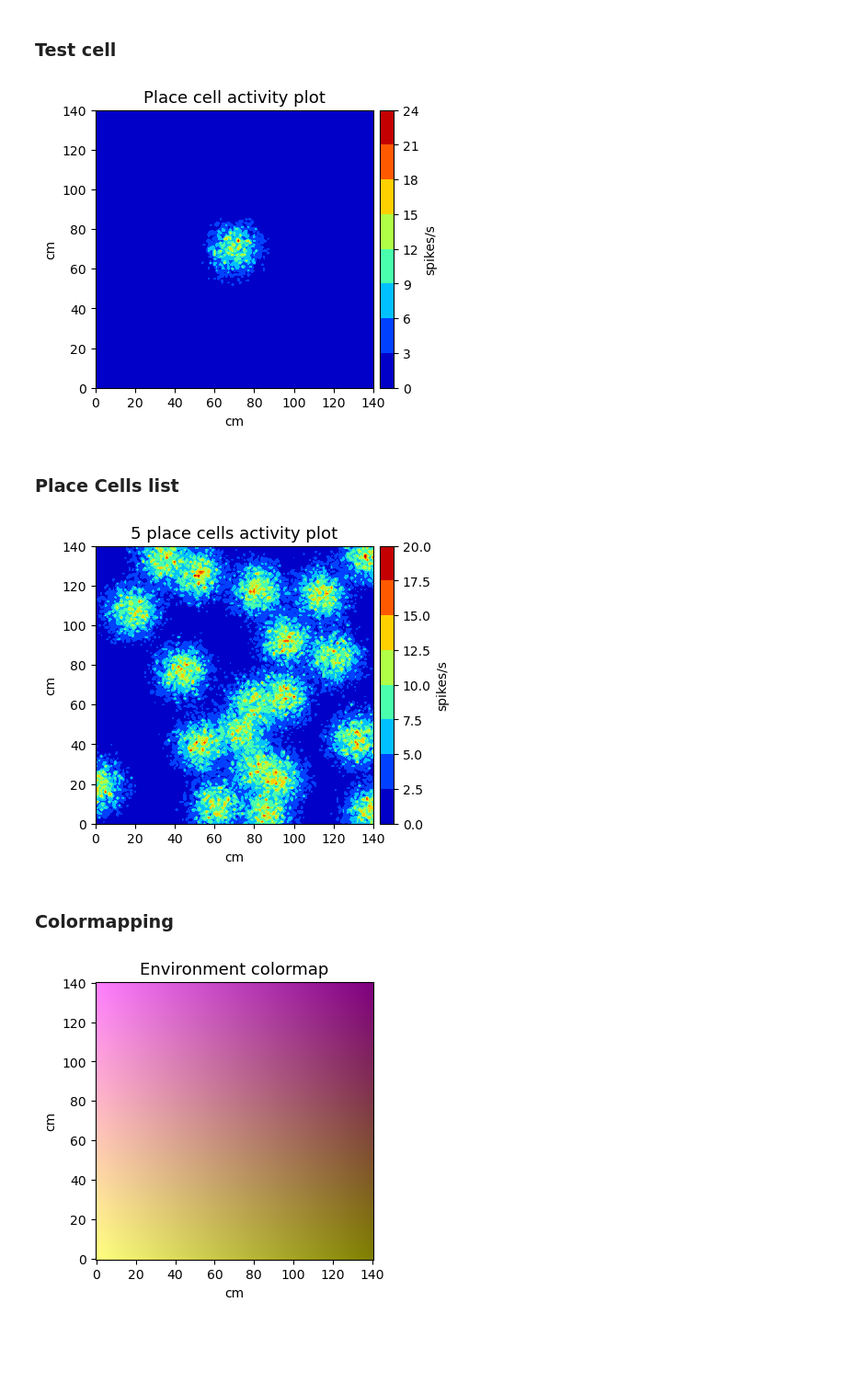
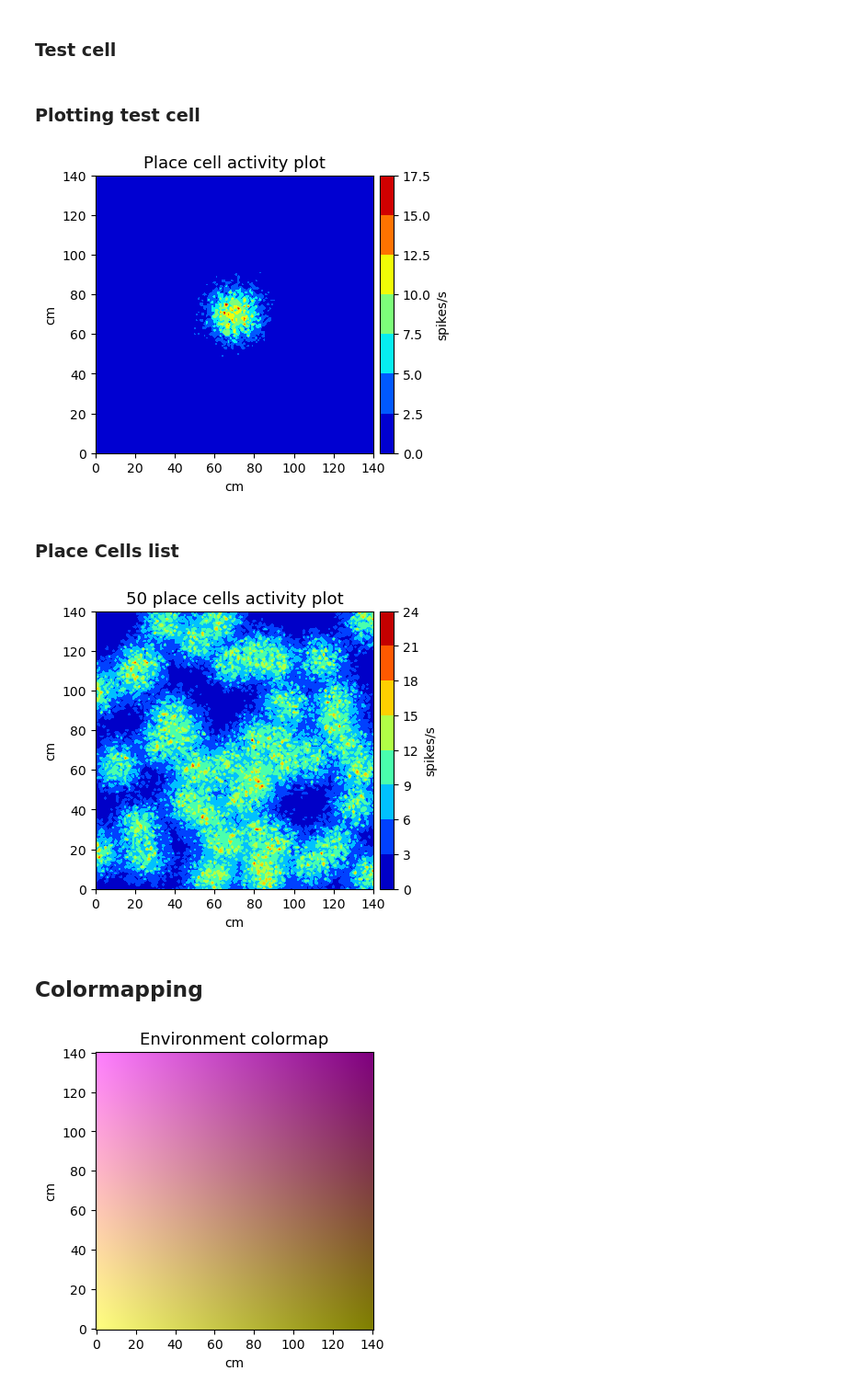
Before and after one commit to jambormike/neurons_dimensionality_reduction, a Jupyter notebook: simAndReduction.ipynb, the cells around one changed output. Shown at 92% size. Saved outputs shown, nothing was run; the diff lists cells and outputs as text; code cells hidden in the pictures; blank space fills up the shorter version.

```diff
--- a/simAndReduction.ipynb
+++ b/simAndReduction.ipynb
@@ -26,4 +20,8 @@ from sklearn.manifold import SpectralEmbedding
 # %%
-# room dimensions in cm (very sophisticated)
+# room dimensions in cm. (might break if changed)
 width = 140
 height = 140
+
+
+# number of simulated place cells
+n_cells = 50
@@ -32,3 +27,0 @@ height = 140
-# %%
-# number of simulated place cells
-n_cells = 20
@@ -133,34 +97,24 @@ testCell = PlaceCell(testMu, testSigma)
+# %% [markdown]
+### Plotting test cell
 # %%
 ### plotting testCell ###
 
 def plotTestCell(height = height, width = width):
-    '''
-    plotting test cell
-    Args:
-    Returns:
-    '''
-    # indicies are swapping based on what I'm plotting
+    # be mindful of x and y indicies
 
     x_coordinates = np.arange(start=0, stop= width +1, step=1)
     y_coordinates = np.arange(start=0, stop= height +1, step=1)
-    xLen = len(x_coordinates)
-    yLen = len(y_coordinates)
+    xLen, yLen = len(x_coordinates), len(y_coordinates)
 
-    X, Y = np.meshgrid(x_coordinates, y_coordinates, indexing = 'xy')       # look again at the np.meshgrid function
+    X, Y = np.meshgrid(x_coordinates, y_coordinates, indexing = 'xy')
     Z = np.zeros((yLen, xLen))
-    # Z = []    # look at this kind of solution again, it can make it run faster
 
     for y in range(yLen):
         for x in range(xLen):
-
             element = np.array([[x_coordinates[x]],                         # important to be careful about the indexing
                                 [y_coordinates[y]]])
-
             result = testCell.activity(element)
-
             Z[y][x] = result
-
-    ### check the code step by step again. This can also be very lieky done much better. Maybe discuss with someone
 
     plt.figure(dpi=100)
     plt.clf()
@@ -170,31 +124,20 @@ def plotTestCell(height = height, width = width):
     plt.xlabel("cm")
     plt.ylabel("cm")
     plt.axis('square')
-
     plt.show()
-
     pass
 
 # np.random.seed(10)
 plotTestCell(height, width)
 # %% [output]
-[figure, old version]
+[figure, new version]
 # %% [markdown]
 ### Place Cells list
 # %%
 def generatePlaceCells(n_cells, sigma, height = height, width = width):
-    '''
-    function that generates N PlaceCell class objects
-    assigns random location of activity to each cell
-    Input: n_cells: number of cells to generate, width, height sigma: covariance matrix
-    Output: N randomly distributed place cells
-    '''
 
-    #place cells list init
     cellsList = []
-
     for i in range(n_cells):
-
         # mu being location at which the cell is most active
         mu = np.array([[random.uniform(0,width)],       # width
                        [random.uniform(0,height)]])     # height
@@ -213,49 +159,39 @@ cellsList = generatePlaceCells(n_cells, sigma, height, width)
 # %%
 def plotCells(cellsList = cellsList, height = height, width = width):
-    '''
-    plotting cells list
-    Args:
-    Returns:
-    '''
-    # indicies are swapping based on what I'm plotting
+    # be mindful of x and y indicies
 
     x_coordinates = np.arange(start=0, stop= width +1, step=1)
     y_coordinates = np.arange(start=0, stop= height +1, step=1)
-    xLen = len(x_coordinates)
-    yLen = len(y_coordinates)
+    xLen, yLen = len(x_coordinates), len(y_coordinates)
 
     X, Y = np.meshgrid(x_coordinates, y_coordinates, indexing = 'xy')
     Z = np.zeros((yLen, xLen))
 
     for y in range(yLen):
         for x in range(xLen):
-
             location = np.array([[x_coordinates[x]],                    # important to be careful about the indexing
                                  [y_coordinates[y]]])
 
             for placeCell in cellsList:
                 locationActivity = placeCell.activity(location)
 
                 if Z[y][x] < locationActivity:
                     Z[y][x] = locationActivity
 
-    ### check the code step by step again. This can also be very lieky done much better. Maybe discuss with someone
-
     plt.figure(dpi=100)
     plt.clf()
     plt.contourf(X, Y, Z, cmap = 'jet')
     plt.colorbar(label = 'spikes/s', pad = -0.17)
-    plt.title("5 place cells activity plot", size = 13)
+    plt.title(str(len(cellsList)) + " place cells activity plot", size = 13)
     plt.xlabel("cm")
     plt.ylabel("cm")
     plt.axis('square')
     plt.show()
-
     pass
 
 # np.random.seed(10)
 plotCells()
 # %% [output]
-[figure, old version]
+[figure, new version]
 # %% [markdown]
-### Colormapping
+## Colormapping
```
Also changed, not shown: parts of 99 cells of this notebook.
